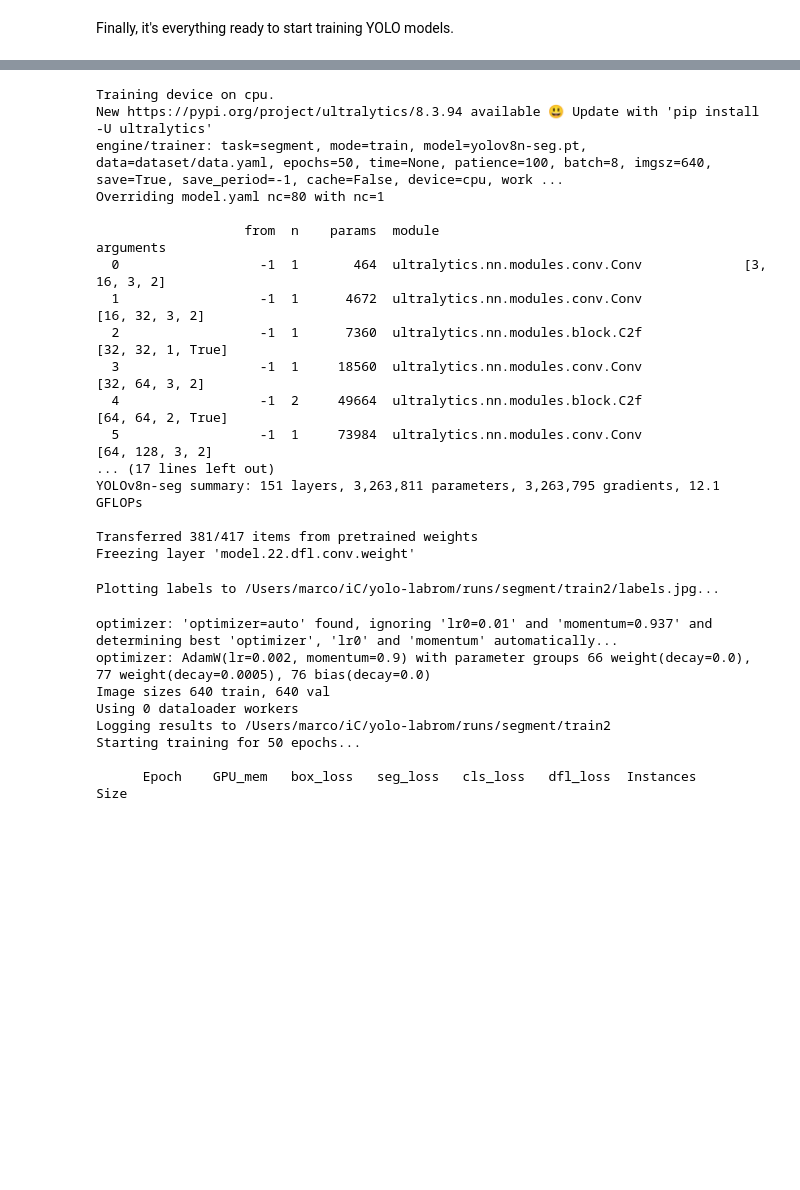
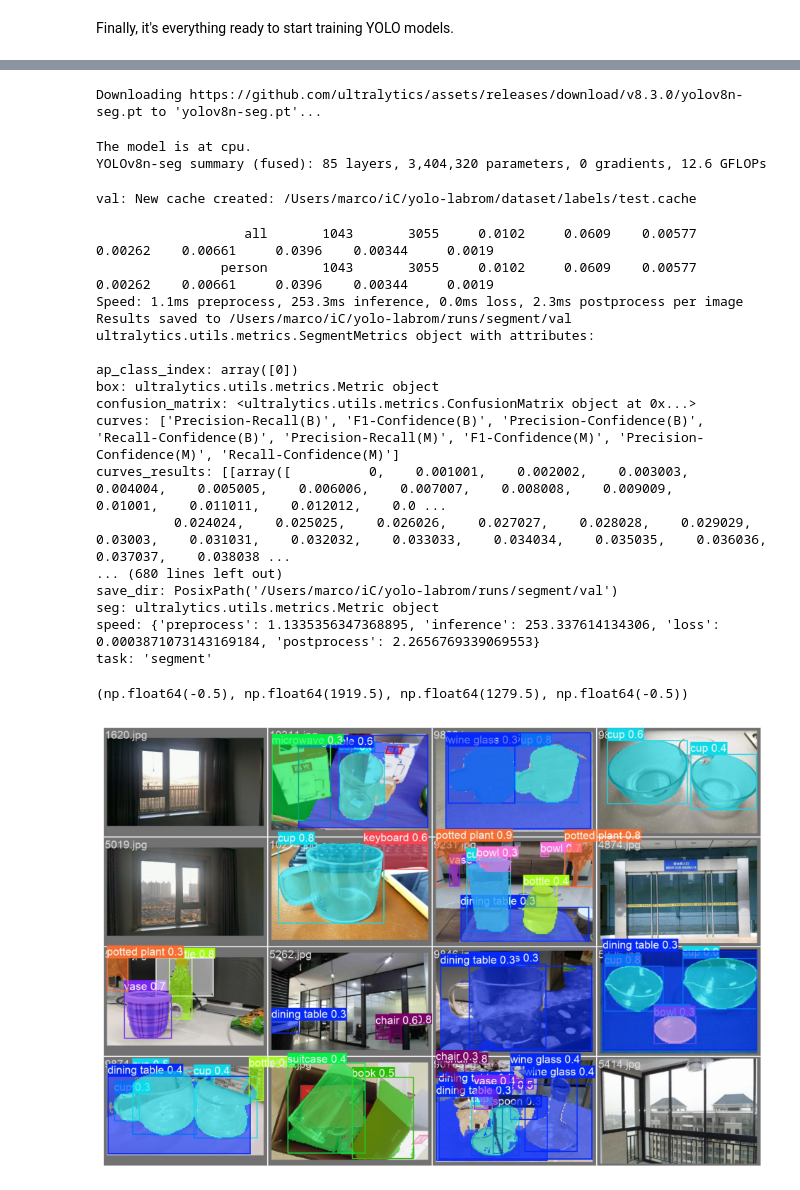
Before and after one commit to marcogarcia2/yolo-labrom, a Jupyter notebook: project.ipynb, the cells around one changed output, grey strips where cells are left out. Cells and saved outputs as stored; diff of their text form; code cells hidden in the pictures; blank space fills up the shorter version.

Commit message:
Adding a test before training

```diff
--- a/project.ipynb
+++ b/project.ipynb
@@ -241,34 +248,44 @@ model = YOLO("yolov8n-seg.pt")
 
 # Using GPU if it is available
 model.to(device)
-print(f"Training device on {device}.")
+print(f"The model is at {device}.")
 
-# Training model on dataset
-model.train(data="dataset/data.yaml", epochs=EPOCHS, batch=BATCH_SIZE, imgsz=IMG_SIZE)
+# Testing the model before training
+metrics = model.val(data="dataset/data.yaml", split='test')
+print(metrics)
 # %% [output]
-Training device on cpu.
-New https://pypi.org/project/ultralytics/8.3.94 available 😃 Update with 'pip install -U ultralytics'
-engine/trainer: task=segment, mode=train, model=yolov8n-seg.pt, data=dataset/data.yaml, epochs=50, time=None, patience=100, batch=8, imgsz=640, save=True, save_period=-1, cache=False, device=cpu, work ...
-Overriding model.yaml nc=80 with nc=1
-
-                   from  n    params  module                                       arguments
-  0                  -1  1       464  ultralytics.nn.modules.conv.Conv             [3, 16, 3, 2]
-  1                  -1  1      4672  ultralytics.nn.modules.conv.Conv             [16, 32, 3, 2]
-  2                  -1  1      7360  ultralytics.nn.modules.block.C2f             [32, 32, 1, True]
-  3                  -1  1     18560  ultralytics.nn.modules.conv.Conv             [32, 64, 3, 2]
-  4                  -1  2     49664  ultralytics.nn.modules.block.C2f             [64, 64, 2, True]
-  5                  -1  1     73984  ultralytics.nn.modules.conv.Conv             [64, 128, 3, 2]
-... (17 lines left out)
-YOLOv8n-seg summary: 151 layers, 3,263,811 parameters, 3,263,795 gradients, 12.1 GFLOPs
-
-Transferred 381/417 items from pretrained weights
-Freezing layer 'model.22.dfl.conv.weight'
+Downloading https://github.com/ultralytics/assets/releases/download/v8.3.0/yolov8n-seg.pt to 'yolov8n-seg.pt'...
-Plotting labels to /Users/marco/iC/yolo-labrom/runs/segment/train2/labels.jpg...
+The model is at cpu.
+YOLOv8n-seg summary (fused): 85 layers, 3,404,320 parameters, 0 gradients, 12.6 GFLOPs
-optimizer: 'optimizer=auto' found, ignoring 'lr0=0.01' and 'momentum=0.937' and determining best 'optimizer', 'lr0' and 'momentum' automatically...
-optimizer: AdamW(lr=0.002, momentum=0.9) with parameter groups 66 weight(decay=0.0), 77 weight(decay=0.0005), 76 bias(decay=0.0)
-Image sizes 640 train, 640 val
-Using 0 dataloader workers
-Logging results to /Users/marco/iC/yolo-labrom/runs/segment/train2
-Starting training for 50 epochs...
-
-      Epoch    GPU_mem   box_loss   seg_loss   cls_loss   dfl_loss  Instances       Size
+val: New cache created: /Users/marco/iC/yolo-labrom/dataset/labels/test.cache
+                   all       1043       3055     0.0102     0.0609    0.00577    0.00262    0.00661     0.0396    0.00344     0.0019
+                person       1043       3055     0.0102     0.0609    0.00577    0.00262    0.00661     0.0396    0.00344     0.0019
+Speed: 1.1ms preprocess, 253.3ms inference, 0.0ms loss, 2.3ms postprocess per image
+Results saved to /Users/marco/iC/yolo-labrom/runs/segment/val
+ultralytics.utils.metrics.SegmentMetrics object with attributes:
+
+ap_class_index: array([0])
+box: ultralytics.utils.metrics.Metric object
+confusion_matrix: <ultralytics.utils.metrics.ConfusionMatrix object at 0x...>
+curves: ['Precision-Recall(B)', 'F1-Confidence(B)', 'Precision-Confidence(B)', 'Recall-Confidence(B)', 'Precision-Recall(M)', 'F1-Confidence(M)', 'Precision-Confidence(M)', 'Recall-Confidence(M)']
+curves_results: [[array([          0,    0.001001,    0.002002,    0.003003,    0.004004,    0.005005,    0.006006,    0.007007,    0.008008,    0.009009,     0.01001,    0.011011,    0.012012,    0.0 ...
+          0.024024,    0.025025,    0.026026,    0.027027,    0.028028,    0.029029,     0.03003,    0.031031,    0.032032,    0.033033,    0.034034,    0.035035,    0.036036,    0.037037,    0.038038 ...
+... (680 lines left out)
+save_dir: PosixPath('/Users/marco/iC/yolo-labrom/runs/segment/val')
+seg: ultralytics.utils.metrics.Metric object
+speed: {'preprocess': 1.1335356347368895, 'inference': 253.337614134306, 'loss': 0.0003871073143169184, 'postprocess': 2.2656769339069553}
+task: 'segment'
+# %%
+# Showing a prediction of the model before training
+import cv2
+import matplotlib.pyplot as plt
+
+pred = cv2.imread("runs/segment/val/val_batch1_pred.jpg")
+pred = cv2.cvtColor(pred, cv2.COLOR_BGR2RGB)
+
+plt.figure(figsize=(12,12))
+plt.imshow(pred)
+plt.axis(False)
+# %% [output]
+(np.float64(-0.5), np.float64(1919.5), np.float64(1279.5), np.float64(-0.5))
+[figure, added]
```
Also changed, not shown: parts of 7 cells of this notebook, 3 other files.
